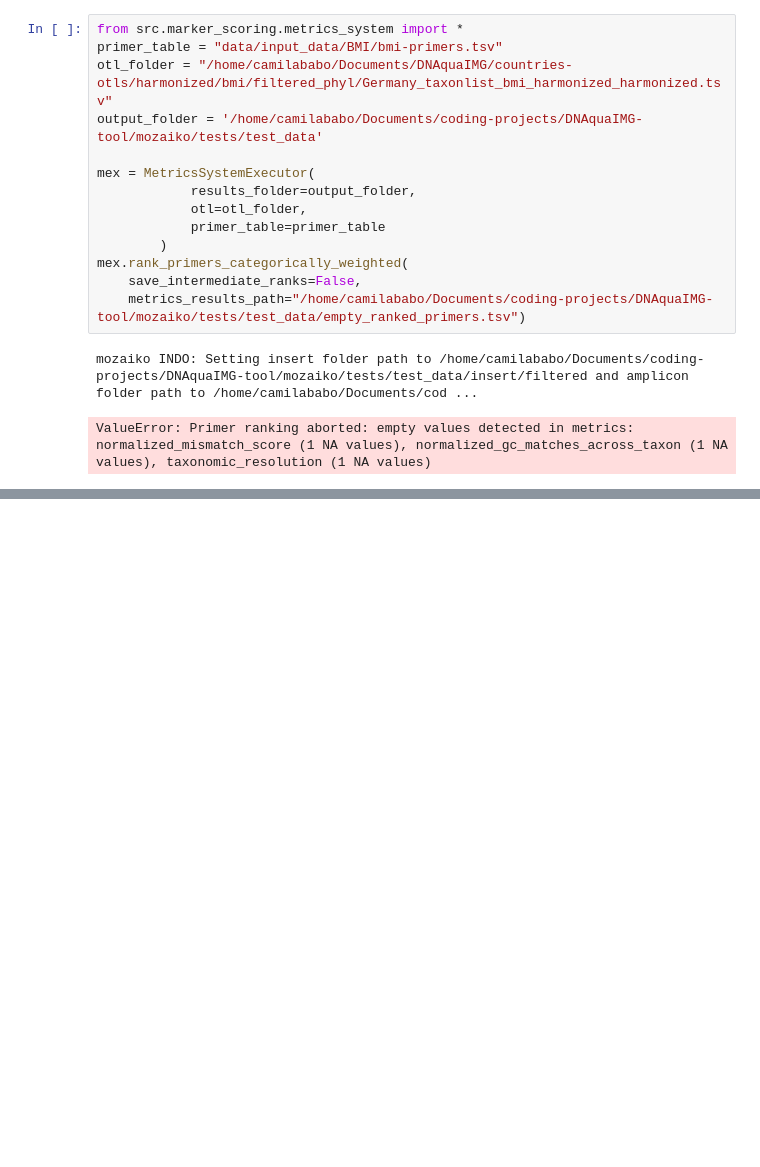
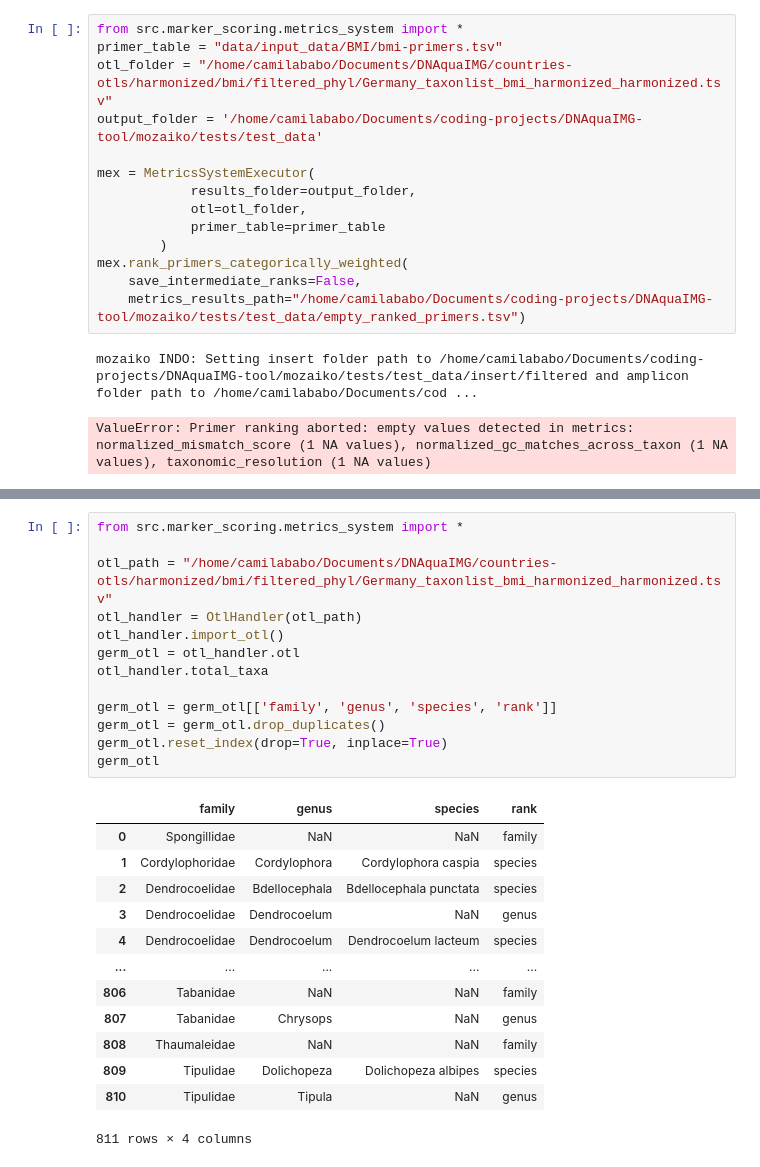
Before and after one commit to CIBIO-BU/mozaiko, a Jupyter notebook: draft.ipynb, the cells around one changed output, grey strips where cells are left out. Drawn from its saved outputs; the diff is of its cells as text; blank space fills up the shorter version.

```diff
--- a/draft.ipynb
+++ b/draft.ipynb
@@ -4463,0 +4739,27 @@ mozaiko INFO: Sequence count tracking file saved to data/output_data/DIA-latest-
+# %%
+from src.marker_scoring.metrics_system import *
+
+otl_path = "/home/camilababo/Documents/DNAquaIMG/countries-otls/harmonized/bmi/filtered_phyl/Germany_taxonlist_bmi_harmonized_harmonized.tsv"
+otl_handler = OtlHandler(otl_path)
+otl_handler.import_otl()
+germ_otl = otl_handler.otl
+otl_handler.total_taxa
+
+germ_otl = germ_otl[['family', 'genus', 'species', 'rank']]
+germ_otl = germ_otl.drop_duplicates()
+germ_otl.reset_index(drop=True, inplace=True)
+germ_otl
+# %% [output]
+|  | family | genus | species | rank |
+| 0 | Spongillidae | NaN | NaN | family |
+| 1 | Cordylophoridae | Cordylophora | Cordylophora caspia | species |
+| 2 | Dendrocoelidae | Bdellocephala | Bdellocephala punctata | species |
+| 3 | Dendrocoelidae | Dendrocoelum | NaN | genus |
+| 4 | Dendrocoelidae | Dendrocoelum | Dendrocoelum lacteum | species |
+| ... | ... | ... | ... | ... |
+| 806 | Tabanidae | NaN | NaN | family |
+| 807 | Tabanidae | Chrysops | NaN | genus |
+| 808 | Thaumaleidae | NaN | NaN | family |
+| 809 | Tipulidae | Dolichopeza | Dolichopeza albipes | species |
+| 810 | Tipulidae | Tipula | NaN | genus |
+811 rows × 4 columns
```
Also changed, not shown: parts of 20 cells of this notebook, 5 other files.
